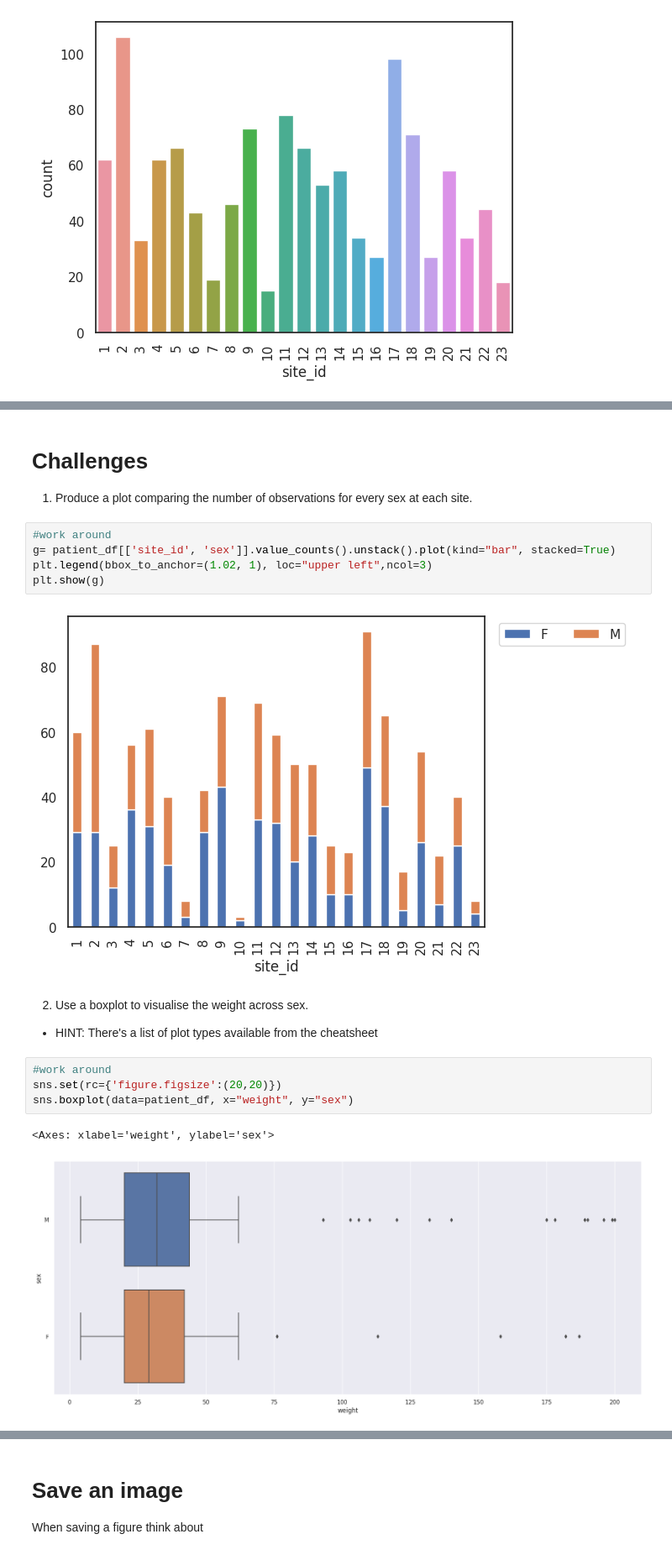
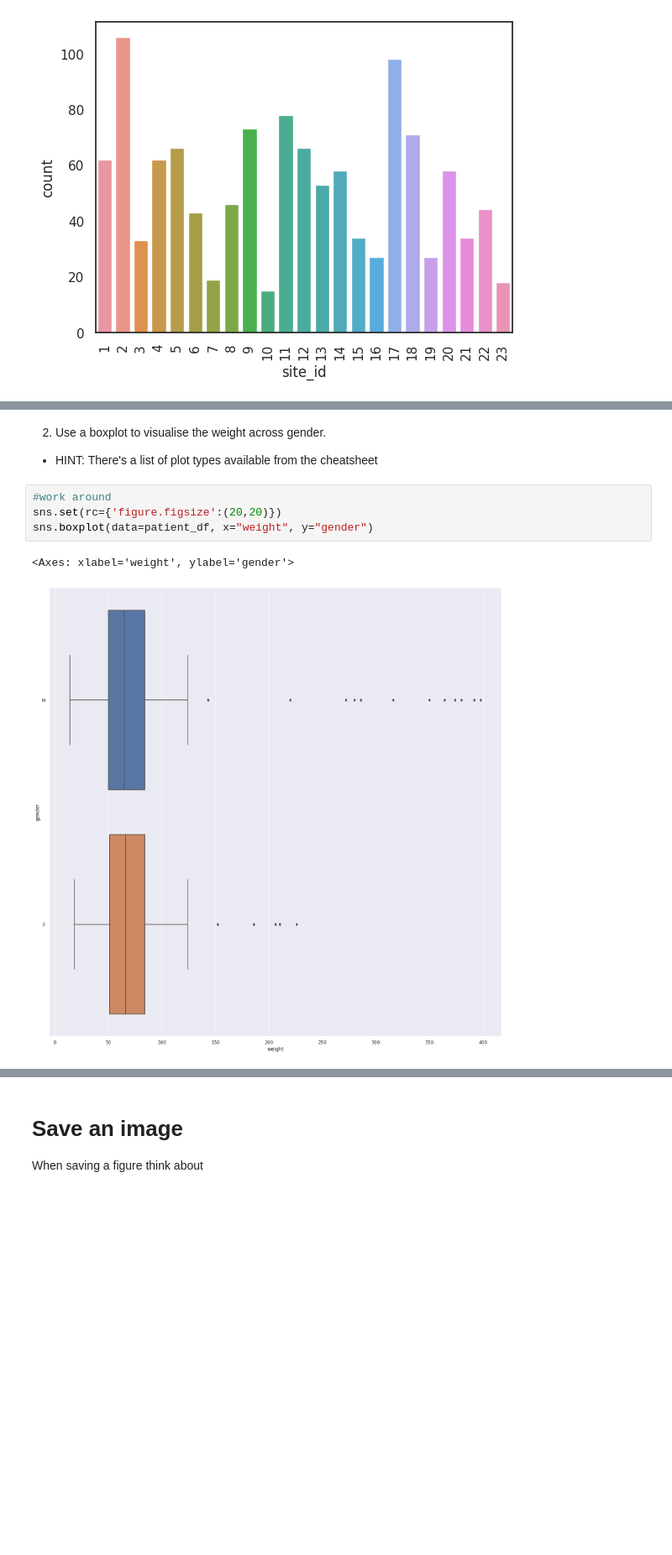
Before and after one commit to theheking/intro-to-python, a Jupyter notebook: 7_Visualisation_Filled.ipynb, the cells around one changed output, grey strips where cells are left out. Shown at 84% size. Drawn from its saved outputs; the diff is of its cells as text; blank space fills up the shorter version.

```diff
--- a/7_Visualisation_Filled.ipynb
+++ b/7_Visualisation_Filled.ipynb
@@ -220,25 +208,15 @@ plt.show(g)
-# %% [markdown]
-# Challenges
-1) Produce a plot comparing the number of observations for every sex at each site.
-# %%
-#work around
-g= patient_df[['site_id', 'sex']].value_counts().unstack().plot(kind="bar", stacked=True)
-plt.legend(bbox_to_anchor=(1.02, 1), loc="upper left",ncol=3)
-plt.show(g)
-# %% [output]
-[figure, removed]
 # %% [markdown]
 
-2) Use a boxplot to visualise the weight across sex.
+2) Use a boxplot to visualise the weight across gender.
 
 - HINT: There's a list of plot types available from the cheatsheet
 # %%
 #work around
 sns.set(rc={'figure.figsize':(20,20)})
-sns.boxplot(data=patient_df, x="weight", y="sex")
+sns.boxplot(data=patient_df, x="weight", y="gender")
 # %% [output]
-<Axes: xlabel='weight', ylabel='sex'>
+<Axes: xlabel='weight', ylabel='gender'>
-[figure, old version]
+[figure, new version]
 # %% [markdown]
 # Violin Plots are an alternative to boxplots...
 
```
Also changed, not shown: parts of 23 cells of this notebook.
